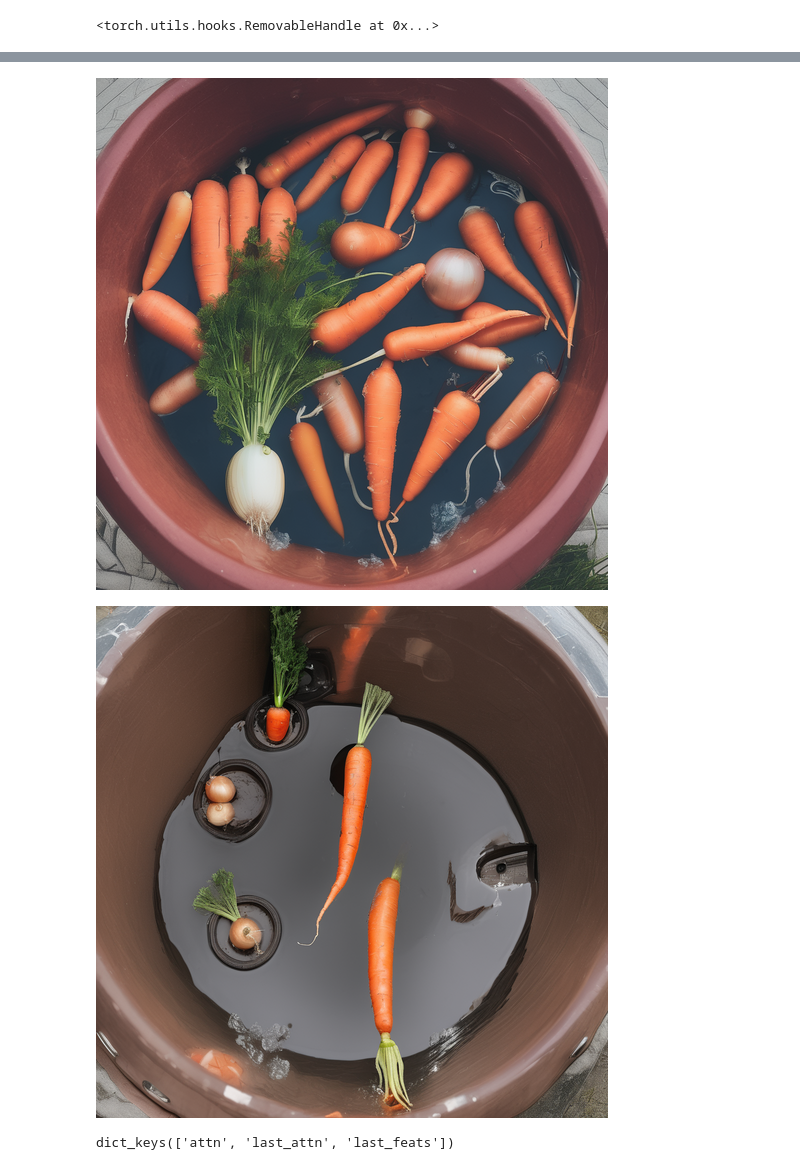
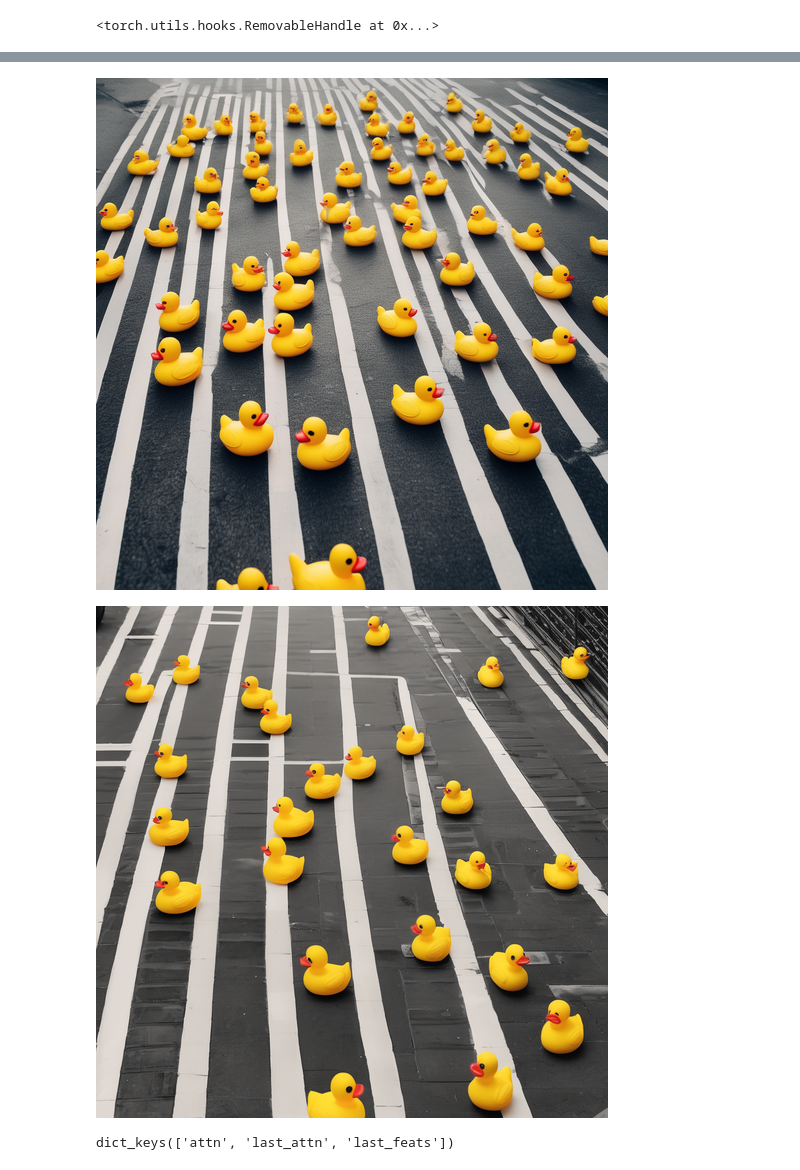
Before and after one commit to Palandr123/ML-project, a Jupyter notebook: Demo.ipynb, the cells around one changed output, grey strips where cells are left out. Cells and saved outputs as stored; diff of their text form; code cells hidden in the pictures.

```diff
--- a/Demo.ipynb
+++ b/Demo.ipynb
@@ -245,5 +247,5 @@ attn_greenlist
 # %%
-prompt="a photo of a carrot and an onion in a hot tub outdoors"
+prompt="a photo of rubber ducks walking on street"
 if prompt is not None and isinstance(prompt, str):
     batch_size = 1
 elif prompt is not None and isinstance(prompt, list):
@@ -277,7 +279,7 @@ if save_aux:
     aux = base.get_sg_aux()
 concat_images(out)
 # %% [output]
-[figure, old version]
+[figure, new version]
 # %%
 #@title Generate with self-guidance
 save_aux=False
@@ -288,64 +290,76 @@ try: processed_aux = {k:torch.utils._pytree.tree_map(lambda x: x[aux_idx:aux_idx
 except: pass
 sg_edits = {
     ('last_attn', 'last_feats'): [{
-        'words': ["photo", "carrot", "onion", "hot tub"],
+        'words': ["rubber ducks", "street"],
          'fn': appearance_difference,
-         'weight': 0.3,
+         'weight': 0.25,
          'tgt': processed_aux,
          'threshold': 0.75,
          'kwargs': {}
      },
     ],
     'attn': [
+        #{
+        #'words': ["museum"],
+        # 'fn': silhouette_difference,
+        # 'kwargs': {
+        #         # 'dx': -0.5
+        #         # 'sx': 1.5,
+        #         # 'sy': 1.5
+        #     },
+        # 'weight': 2.0,
+        #  'tgt': processed_aux
+        #},
         {
-        'words': ["photo", "onion" , "hot tub"],
+         'words': ["rubber ducks"],
          'fn': silhouette_difference,
          'kwargs': {
-                 # 'dx': -0.5
-                 # 'sx': 1.5,
-                 # 'sy': 1.5
+                  #'dx': 0.5,
+                  #'dy': 0.5,
+                  'sx': 0.5,
+                  'sy': 0.5,
              },
-         'weight': 2.0,
+         'weight': 3.0,
           'tgt': processed_aux
         },
-        {
-             'words': ["carrot"],
-             'fn': change_size,
-             'kwargs': {
-               'shift': (0.1,),
-             },
-          'weight': 3.0,
-        },
         #{
-        #      'words': ["calculator"],
+        #     'words': ["bunny"],
+        #     'fn': change_size,
+        #     'kwargs': {
+        #       'shift': (1.,),
+        #     },
+        #  'weight': 3.0,
+        #},
+        #{
+        #      'words': ["rubber ducks"],
         #      'fn': change_centroid,
-        #      'kwargs': {
+        #     'kwargs': {
         #       'shift': (.1, .1),
         #       'relative': False
         #     },
         #     'weight': 4.0,
         #     # 'tgt': processed_aux
-        # },
+        #},
     ]
 }
 
 # How many sampling steps to take
 num_inference_steps = 300 # @param {type:"integer"}
 # To avoid numerical underflow, scale loss by this amount and then divide gradients after backprop
 sg_loss_rescale = 1000. # @param {type: "number"}
 # Weight on self guidance term in sampling
 sg_grad_wt = 1000. # @param {type: "number"}
 # Step # to start self guidance.
 sg_t_start = 20 # @param {type:"integer"}
 # Step # to end self guidance.
 sg_t_end = 280 # @param {type:"integer"}
 generator = torch.Generator(device="cuda:1").manual_seed(seed)
 out = base(prompt=[prompt]*n_img, sg_grad_wt=sg_grad_wt, sg_edits=sg_edits, num_inference_steps=num_inference_steps,
            sg_loss_rescale=sg_loss_rescale, debug=False, sg_t_start=sg_t_start, sg_t_end=sg_t_end, generator=generator, save_aux=save_aux,
            latents=None).images#latents=latents).images
 concat_images(out)
 # %% [output]
-[figure, old version]
+[figure, new version]
 # %%
 processed_aux.keys()
 # %% [output]
```
Also changed, not shown: parts of 6 cells of this notebook.
